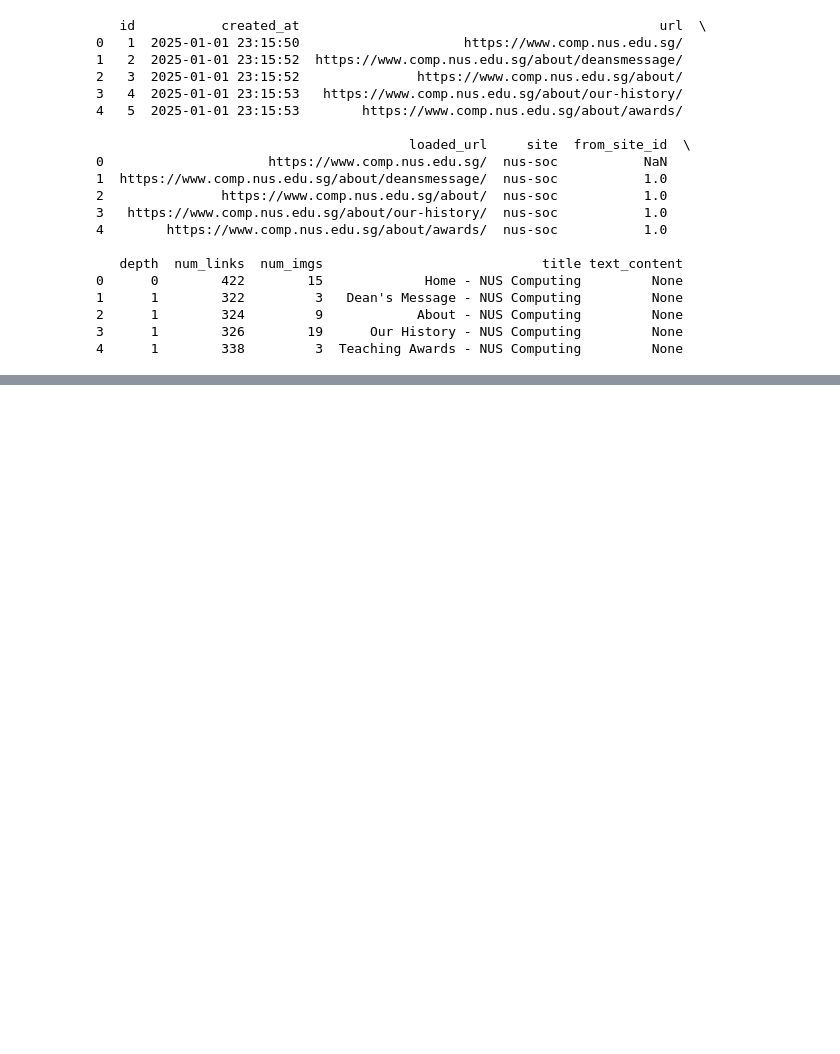
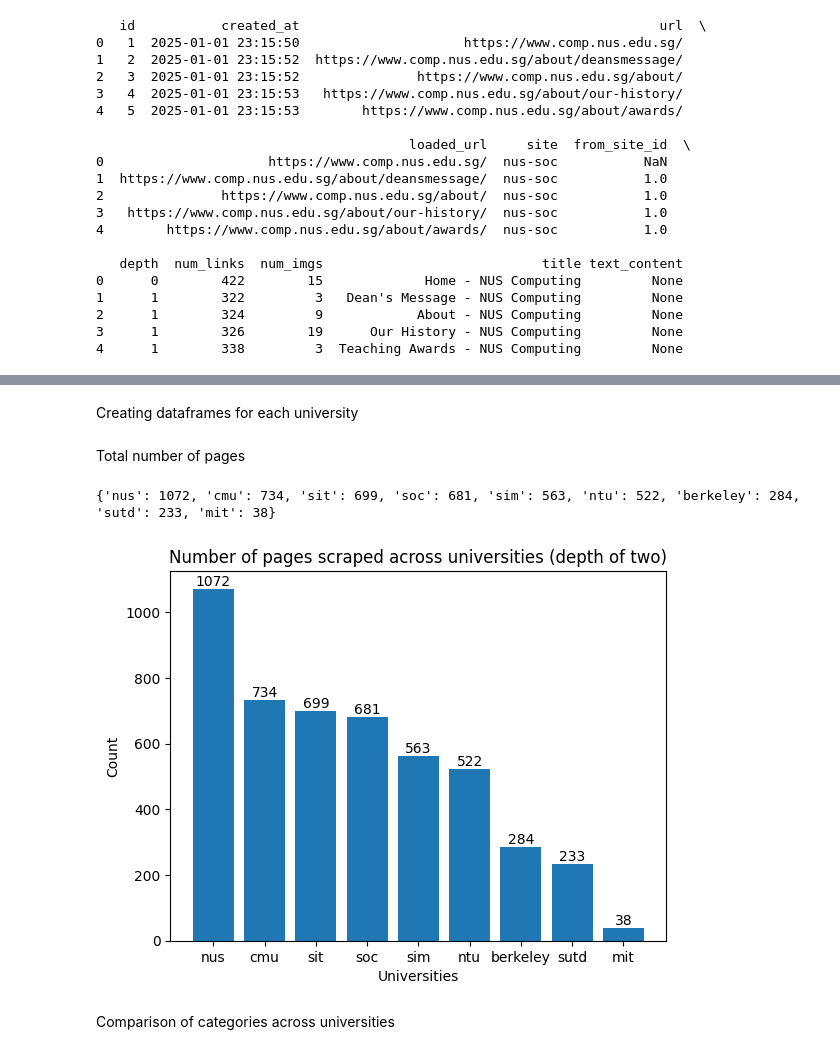
Before and after one commit to StrwBrriShrtcke/HacknRoll2025, a Jupyter notebook: data-analysis/data-visualisations.ipynb, the cells around one changed output, grey strips where cells are left out. Cells and saved outputs as stored; diff of their text form; code cells hidden in the pictures; blank space fills up the shorter version.

Commit message:
add new graphs created

```diff
--- a/data-analysis/data-visualisations.ipynb
+++ b/data-analysis/data-visualisations.ipynb
@@ -53,0 +98,41 @@ print(data)
+# %% [markdown]
+Creating dataframes for each university
+# %%
+nus_df = merged_df[merged_df['site_name'] == 'nus']
+soc_df = merged_df[merged_df['site_name'] == 'nus-soc']
+ntu_df = merged_df[merged_df['site_name'] == 'ntu']
+sutd_df = merged_df[merged_df['site_name'] == 'sutd']
+sim_df = merged_df[merged_df['site_name'] == 'sim']
+sit_df = merged_df[merged_df['site_name'] == 'sit']
+cmu_df = merged_df[merged_df['site_name'] == 'cmu']
+mit_df = merged_df[merged_df['site_name'] == 'mit']
+berkeley_df = merged_df[merged_df['site_name'] == 'berkeley']
+# %%
+# defining constants
+university_df = [nus_df, soc_df, ntu_df, sutd_df, sim_df, sit_df, cmu_df, mit_df, berkeley_df]
+university_names = ['nus', 'soc', 'ntu', 'sutd', 'sim', 'sit', 'cmu', 'mit', 'berkeley']
+# %% [markdown]
+Total number of pages
+# %%
+total_pages_dict = {} # dictionary to store page count
+
+for i in range(9):
+    count = university_df[i].shape[0]
+    total_pages_dict[university_names[i]] = count
+
+sorted_total_pages_dict = dict(sorted(total_pages_dict.items(), key=lambda item: item[1], reverse=True)) # sort
+print(sorted_total_pages_dict)
+# %% [output]
+{'nus': 1072, 'cmu': 734, 'sit': 699, 'soc': 681, 'sim': 563, 'ntu': 522, 'berkeley': 284, 'sutd': 233, 'mit': 38}
+# %%
+plt.bar(sorted_total_pages_dict.keys(), sorted_total_pages_dict.values())
+plt.title('Number of pages scraped across universities (depth of two)')
+for i in range(len(university_df)):
+    plt.text(i, list(sorted_total_pages_dict.values())[i] + 10, list(sorted_total_pages_dict.values())[i], ha = 'center')
+plt.xlabel('Universities')
+plt.ylabel('Count')
+plt.show()
+# %% [output]
+[figure, added]
+# %% [markdown]
+Comparison of categories across universities
```
Also changed, not shown: parts of 6 cells of this notebook.
